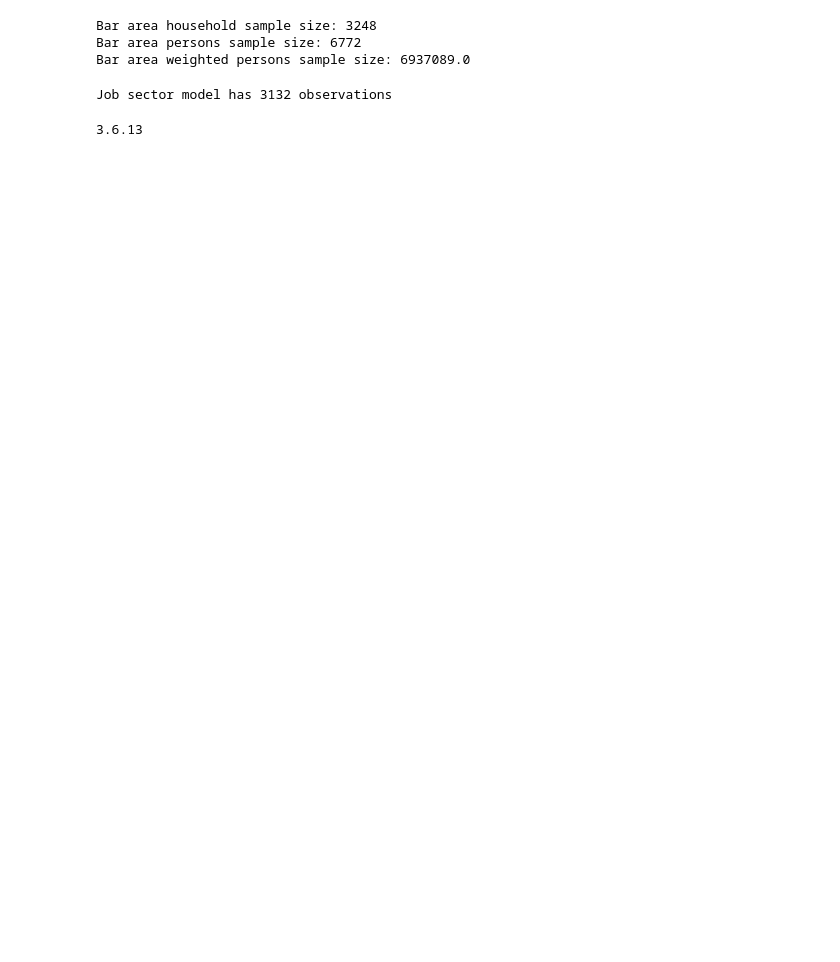
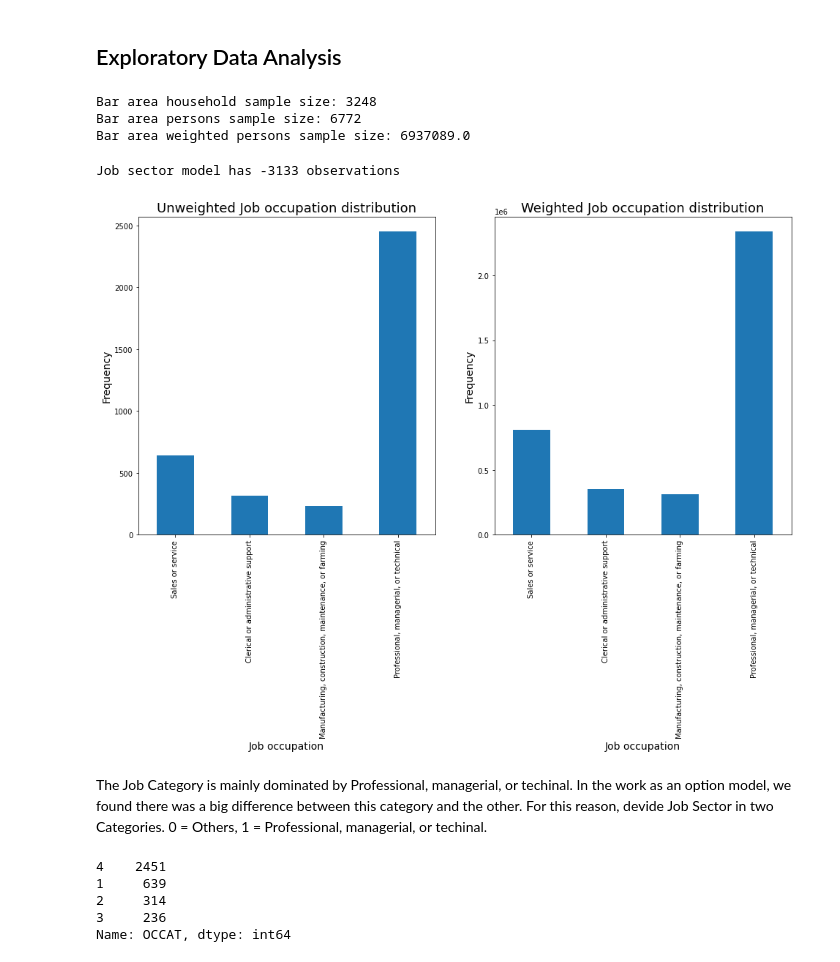
Before and after one commit to annitodd/activitysim, a Jupyter notebook: carb/jupyter_notebooks/job_sector_model_estimation.ipynb, the cells around one changed output. Cells and saved outputs as stored; diff of their text form; code cells hidden in the pictures; blank space fills up the shorter version.

```diff
--- a/carb/jupyter_notebooks/job_sector_model_estimation.ipynb
+++ b/carb/jupyter_notebooks/job_sector_model_estimation.ipynb
@@ -10,10 +16,12 @@ import seaborn as sns
 # from urbansim_templates import modelmanager
 # from urbansim_templates.models import BinaryLogitStep
 # import orca
+# %% [markdown]
+## Exploratory Data Analysis
 # %%
 ## Load raw data
-persons = pd.read_csv('NHTS_2017_data/perpub.csv')
-households = pd.read_csv('NHTS_2017_data/hhpub.csv')
+persons = pd.read_csv('NHTS_2017/perpub.csv')
+households = pd.read_csv('NHTS_2017/hhpub.csv')
 
 ## Bay area households
 ba_filter = households['HH_CBSA'].isin(['41860','41940'])
@@ -39,10 +47,10 @@ Bar area weighted persons sample size: 6937089.0
 ## Initial data cleaning
 no_sector = persons['OCCAT'].isin([-9, -8, -7, -1, 97])
 
-print ('Job sector model has {} observations'.format(no_sector.sum()))
+print ('Job sector model has {} observations'.format(~no_sector.sum()))
 
 sector_name = {1: 'Sales or service', 2:'Clerical or administrative support',
                3:'Manufacturing, construction, maintenance, or farming',
                4:'Professional, managerial, or technical'}
 # %% [output]
-Job sector model has 3132 observations
+Job sector model has -3133 observations
@@ -58,9 +57,31 @@ Job sector model has 3132 observations
+# %%
+workers = persons[persons['OCCAT'].isin([1, 2, 3, 4])]
+# %%
+workers
+
+fig, axs = plt.subplots(1,2, figsize = (16,8))
+# Unweighted
+to_plot_0 = workers['OCCAT'].value_counts().sort_index().rename(sector_name, axis = 0)
+to_plot_0.plot.bar(ax = axs[0])
+axs[0].set_xlabel('Job occupation', fontsize = 14)
+axs[0].set_ylabel('Frequency', fontsize = 14)
+axs[0].set_title('Unweighted Job occupation distribution', fontsize = 18)
+
+# Weighted
+to_plot_1 = workers.groupby('OCCAT').agg({'WTPERFIN':'sum'}).rename(sector_name, axis = 0)['WTPERFIN']
+to_plot_1.plot.bar(ax = axs[1])
+axs[1].set_xlabel('Job occupation', fontsize = 14)
+axs[1].set_ylabel('Frequency', fontsize = 14)
+axs[1].set_title('Weighted Job occupation distribution', fontsize = 18);
+# %% [output]
+[figure, added]
+# %% [markdown]
+The Job Category is mainly dominated by Professional, managerial, or techinal. In the work as an option model, we found there was a big difference between this category and the other. For this reason, devide Job Sector in two Categories. 0 = Others, 1 = Professional, managerial, or techinal.
 # %%
-workers = persons[~no_sector]
-dependent_variable = 'OCCAT'
+workers['OCCAT'].value_counts()
+# %% [output]
+4    2451
+1     639
+2     314
+3     236
+Name: OCCAT, dtype: int64
-# %%
-from platform import python_version
-
-print(python_version())
-# %% [output]
-3.6.13
```
Also changed, not shown: parts of 27 cells of this notebook, 15 other files.
